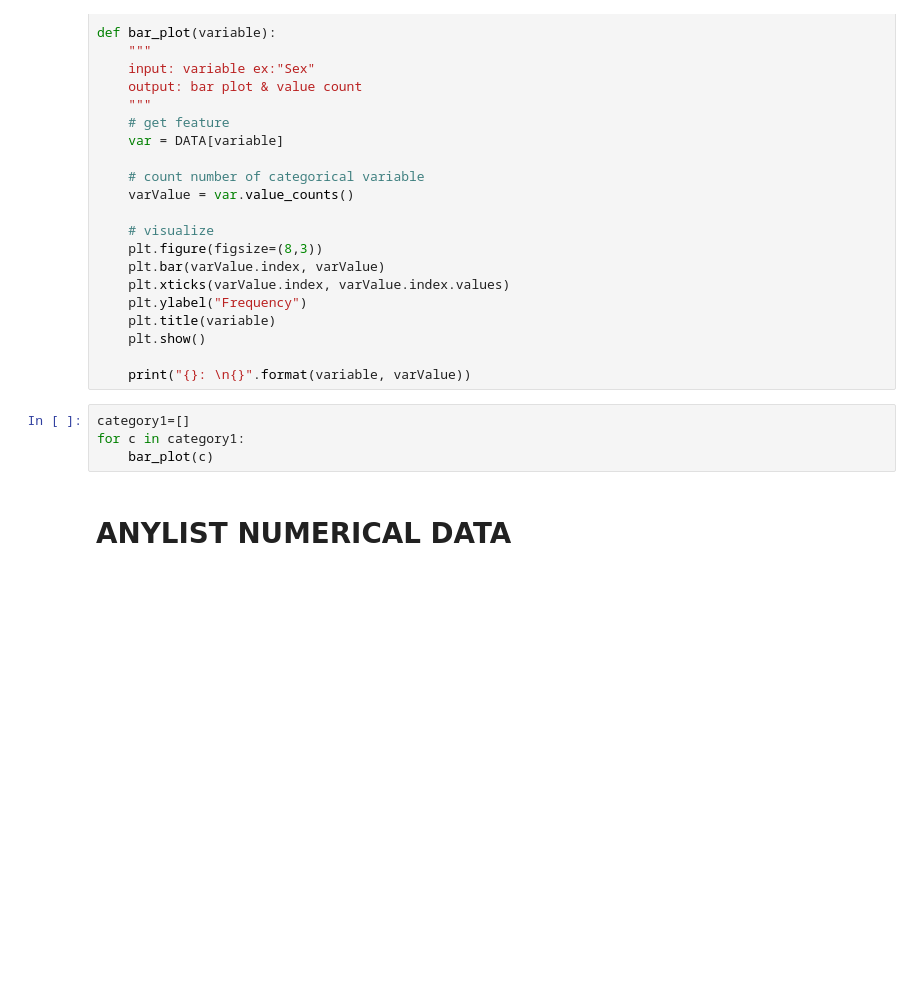
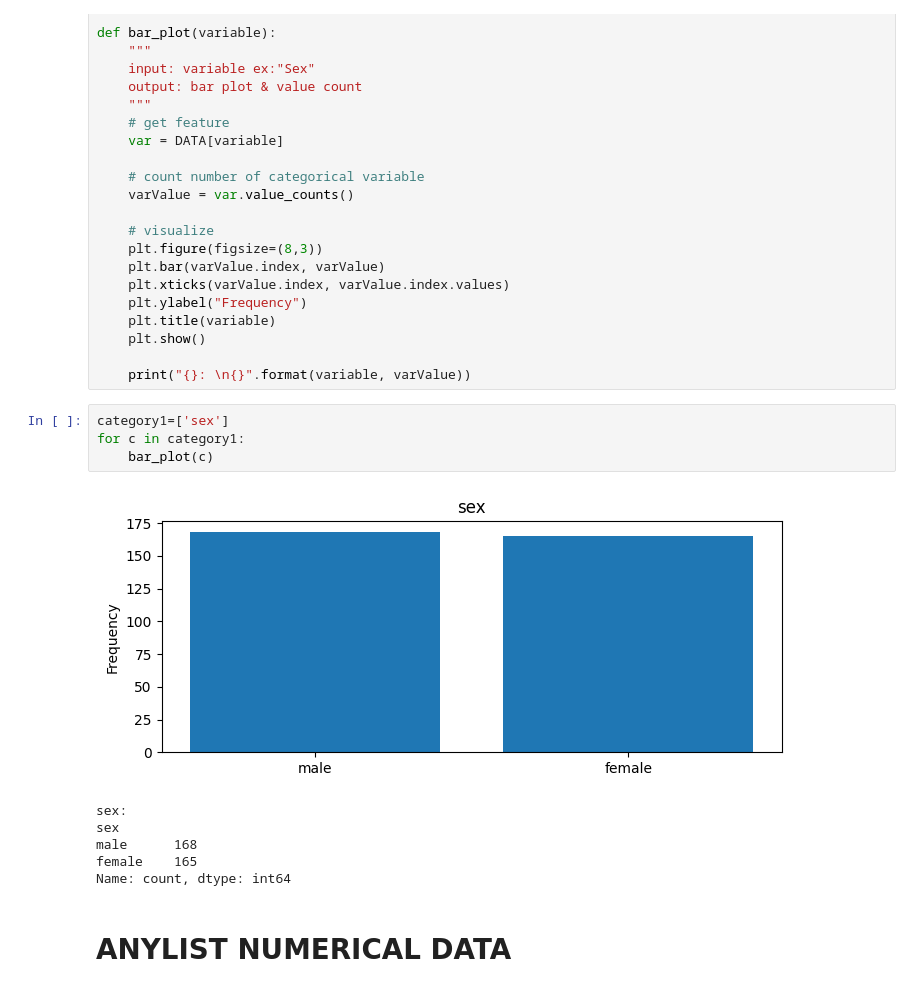
Before and after one commit to RitaKaniska/Decision-Tree-AI-Project, a Jupyter notebook: penguins-EDA.ipynb, the cells around one changed output. Saved outputs shown, nothing was run; the diff lists cells and outputs as text; blank space fills up the shorter version.

```diff
--- a/penguins-EDA.ipynb
+++ b/penguins-EDA.ipynb
@@ -168,9 +168,16 @@ def bar_plot(variable):
 
     print("{}: \n{}".format(variable, varValue))
 # %%
-category1=[]
+category1=['sex']
 for c in category1:
     bar_plot(c)
+# %% [output]
+[figure, added]
+sex:
+sex
+male      168
+female    165
+Name: count, dtype: int64
 # %% [markdown]
 # ANYLIST NUMERICAL DATA
 # %%
```
